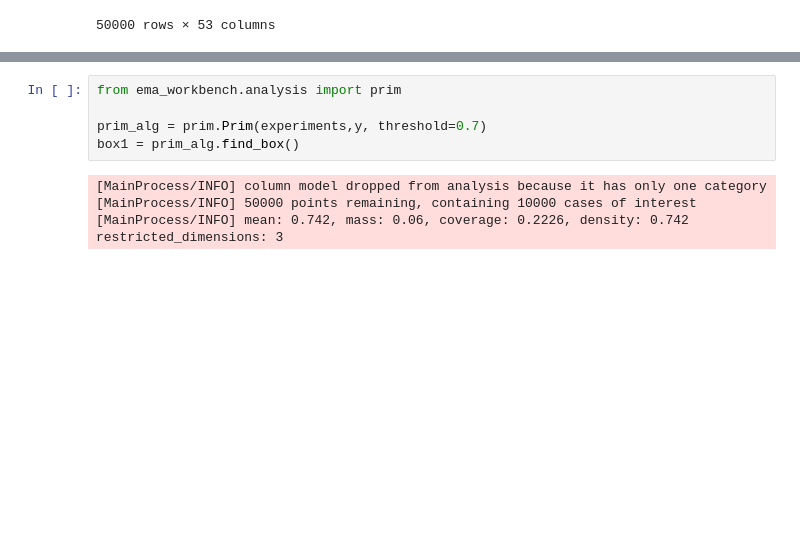
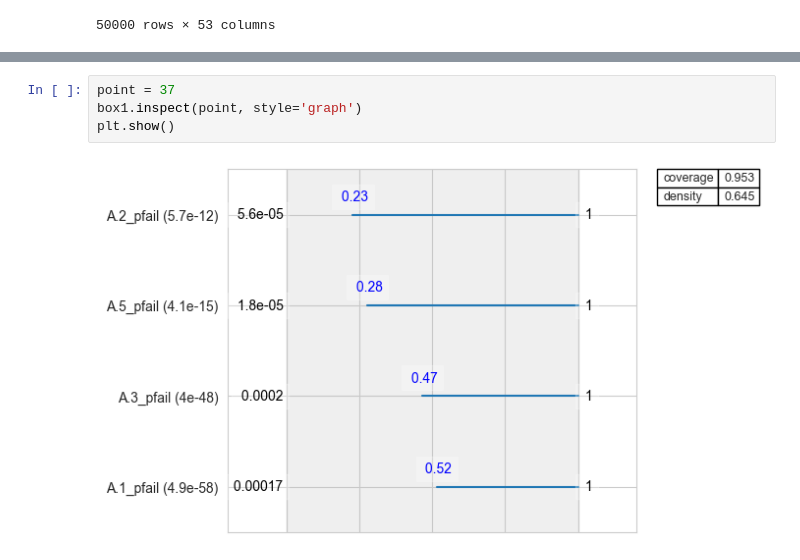
Before and after one commit to JulianvanRie/EPA141A-Model-based-decision-making, a Jupyter notebook: final assignment/Open Exploration Final Assignment.ipynb, the cells around one changed output, grey strips where cells are left out. Cells and saved outputs as stored; diff of their text form; blank space fills up the shorter version.

```diff
--- a/final assignment/Open Exploration Final Assignment.ipynb
+++ b/final assignment/Open Exploration Final Assignment.ipynb
@@ -127,10 +174,7 @@ y = data > np.percentile(data, 80)
 # %%
-from ema_workbench.analysis import prim
-
-prim_alg = prim.Prim(experiments,y, threshold=0.7)
-box1 = prim_alg.find_box()
+point = 37
+box1.inspect(point, style='graph')
+plt.show()
 # %% [output]
-[MainProcess/INFO] column model dropped from analysis because it has only one category
-[MainProcess/INFO] 50000 points remaining, containing 10000 cases of interest
-[MainProcess/INFO] mean: 0.742, mass: 0.06, coverage: 0.2226, density: 0.742 restricted_dimensions: 3
+[figure, added]
 # %%
```
Also changed, not shown: parts of 15 cells of this notebook.
